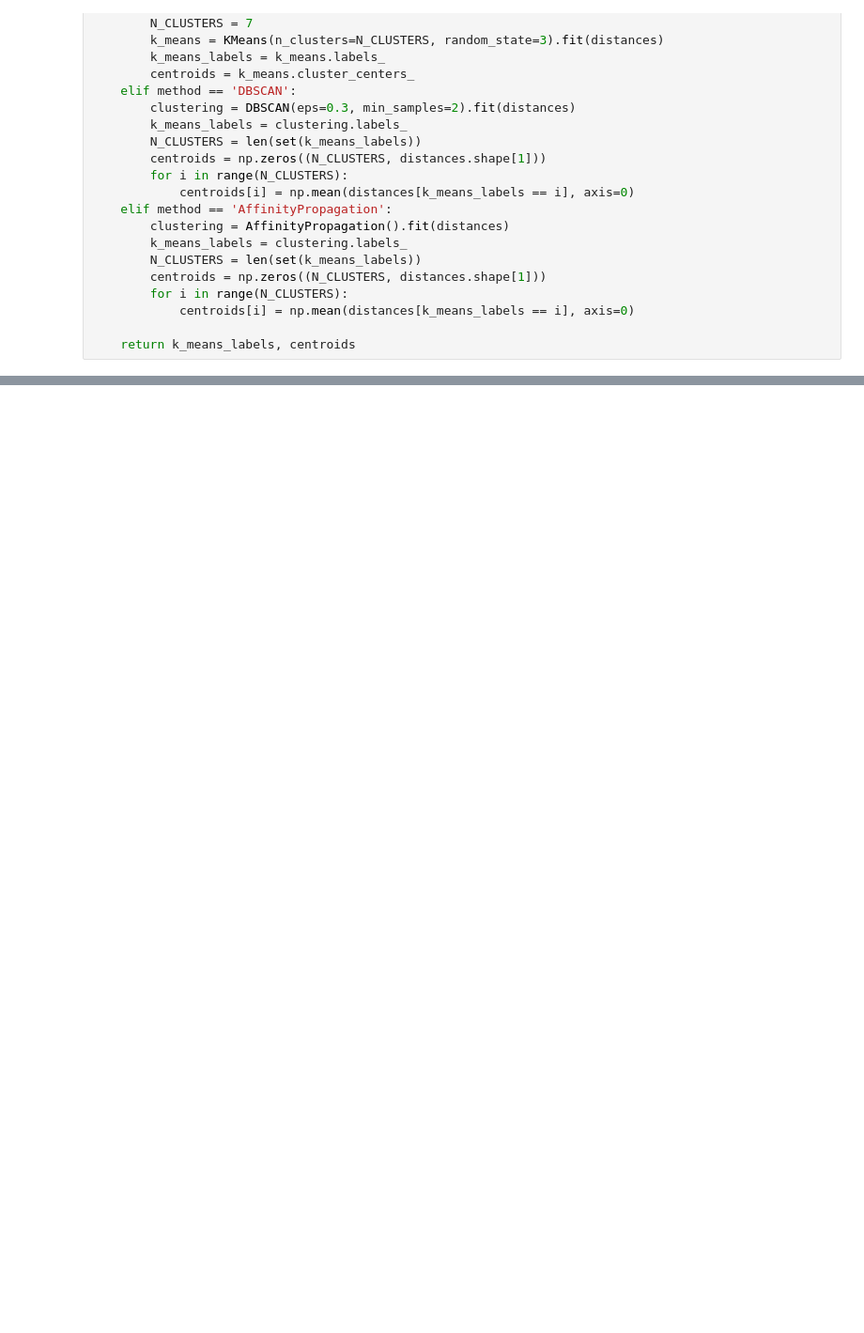
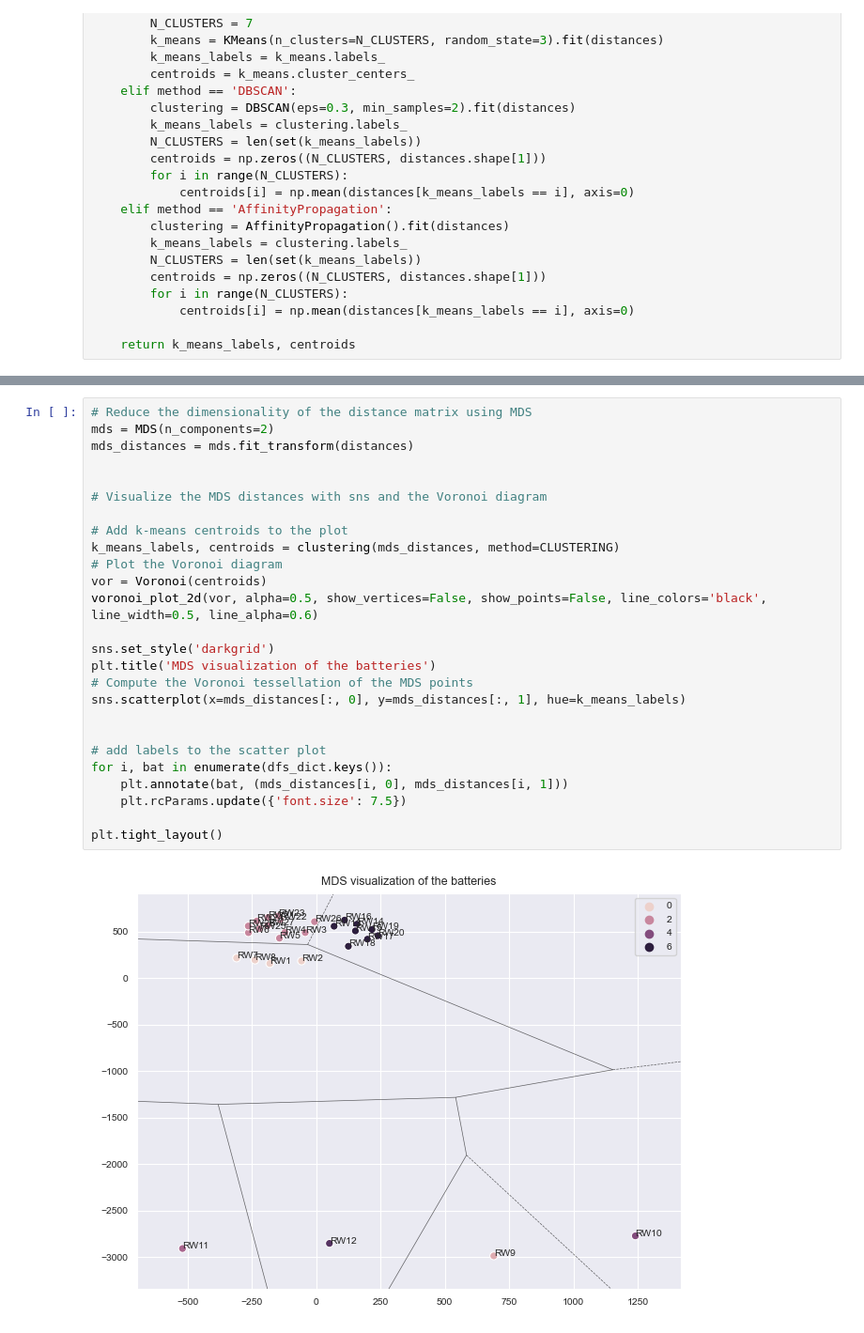
Before and after one commit to antongorillam/Lithium-Ion-Battery-Analysis, a Jupyter notebook: dynamic_time_warping.ipynb, the cells around one changed output, grey strips where cells are left out. Shown at 94% size. Cells and saved outputs as stored; diff of their text form; blank space fills up the shorter version.

```diff
--- a/dynamic_time_warping.ipynb
+++ b/dynamic_time_warping.ipynb
@@ -227,0 +212,28 @@ plt.show()
+# %%
+# Reduce the dimensionality of the distance matrix using MDS
+mds = MDS(n_components=2)
+mds_distances = mds.fit_transform(distances)
+
+
+# Visualize the MDS distances with sns and the Voronoi diagram
+
+# Add k-means centroids to the plot
+k_means_labels, centroids = clustering(mds_distances, method=CLUSTERING)
+# Plot the Voronoi diagram
+vor = Voronoi(centroids)
+voronoi_plot_2d(vor, alpha=0.5, show_vertices=False, show_points=False, line_colors='black', line_width=0.5, line_alpha=0.6)
+
+sns.set_style('darkgrid')
+plt.title('MDS visualization of the batteries')
+# Compute the Voronoi tessellation of the MDS points
+sns.scatterplot(x=mds_distances[:, 0], y=mds_distances[:, 1], hue=k_means_labels)
+
+
+# add labels to the scatter plot
+for i, bat in enumerate(dfs_dict.keys()):
+    plt.annotate(bat, (mds_distances[i, 0], mds_distances[i, 1]))
+    plt.rcParams.update({'font.size': 7.5})
+
+plt.tight_layout()
+# %% [output]
+[figure, added]
```
Also changed, not shown: parts of 8 cells of this notebook.
